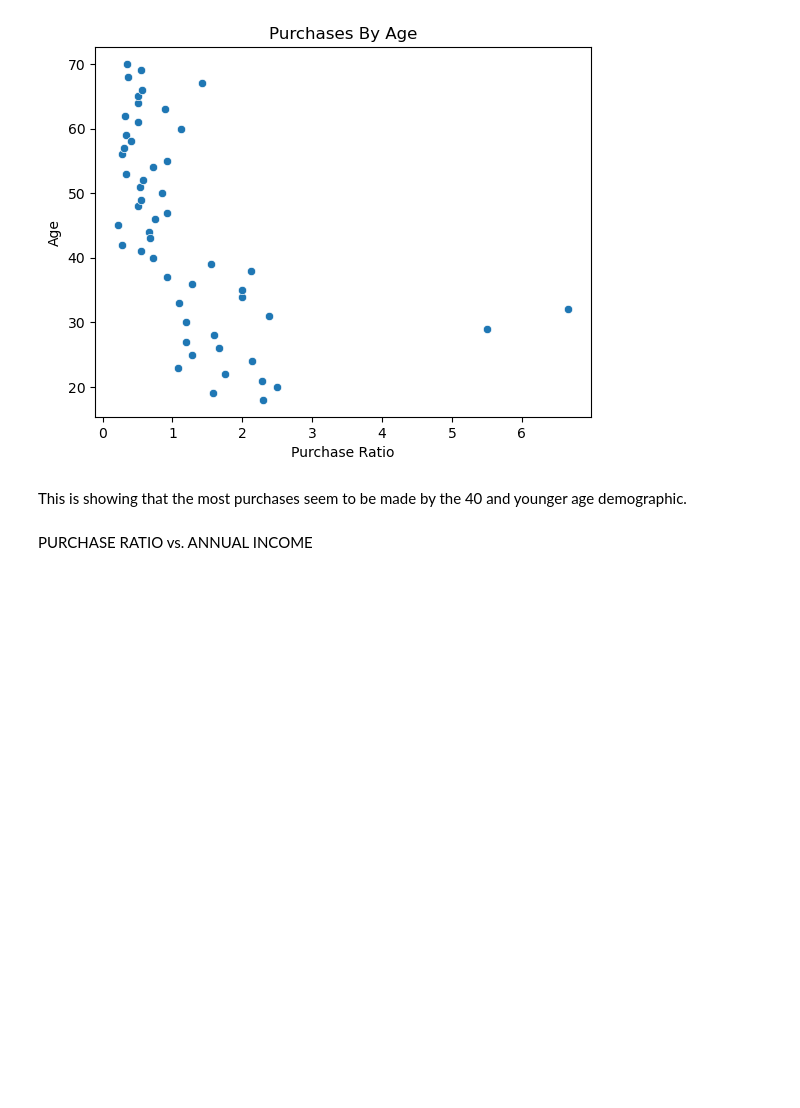
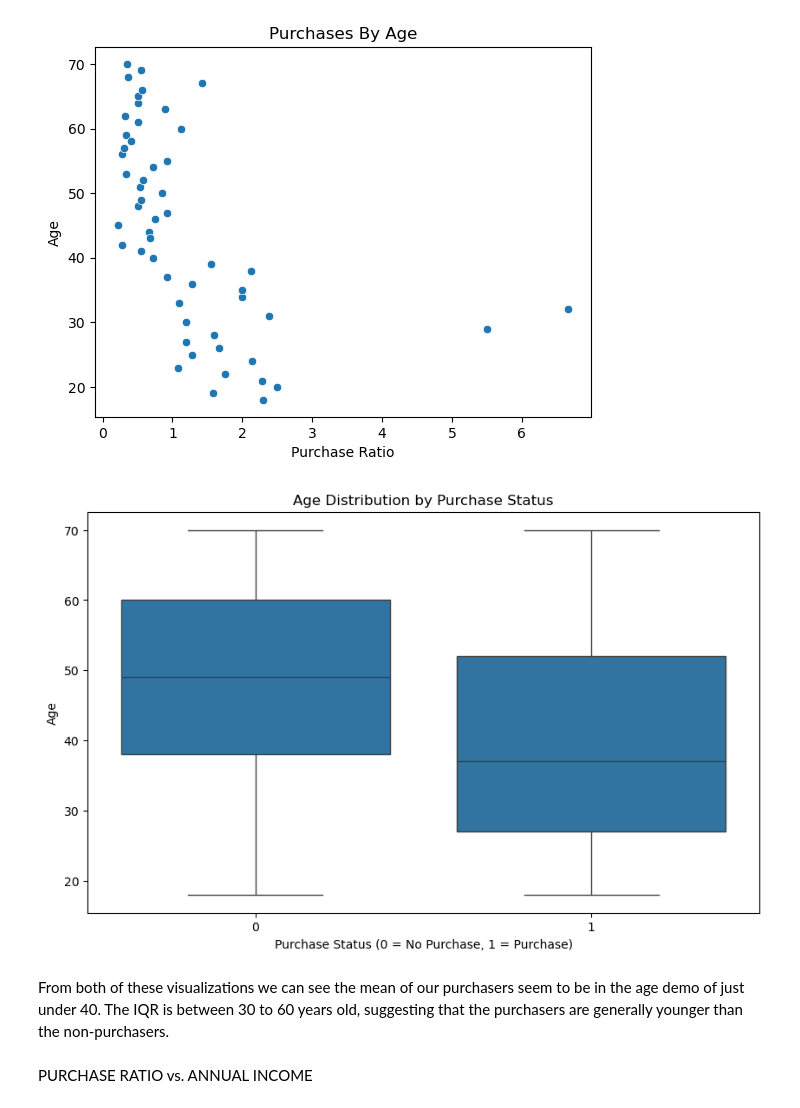
Before and after one commit to celenelouise/Capstone_Two, a Jupyter notebook: EDA Prediciting Purchase Behavior.ipynb, the cells around one changed output. Saved outputs shown, nothing was run; the diff lists cells and outputs as text; code cells hidden in the pictures; blank space fills up the shorter version.

Commit message:
Removed some graphs, and added some graphs

```diff
--- a/EDA Prediciting Purchase Behavior.ipynb
+++ b/EDA Prediciting Purchase Behavior.ipynb
@@ -215,8 +216,17 @@ ax.set_title('Purchases By Age')
 # %% [output]
 Text(0.5, 1.0, 'Purchases By Age')
 [figure]
-# %% [markdown]
-This is showing that the most purchases seem to be made by the 40 and younger age demographic.
+# %%
+plt.figure(figsize=(10, 6))
+sns.boxplot(data=df, x='PurchaseStatus', y='Age')
+plt.title('Age Distribution by Purchase Status')
+plt.xlabel('Purchase Status (0 = No Purchase, 1 = Purchase)')
+plt.ylabel('Age')
+plt.show()
+# %% [output]
+[figure, added]
+# %% [markdown]
+From both of these visualizations we can see the mean of our purchasers seem to be in the age demo of just under 40. The IQR is between 30 to 60 years old, suggesting that the purchasers are generally younger than the non-purchasers.
 # %% [markdown]
 PURCHASE RATIO vs. ANNUAL INCOME
 # %%
```
Also changed, not shown: parts of 7 cells of this notebook.
